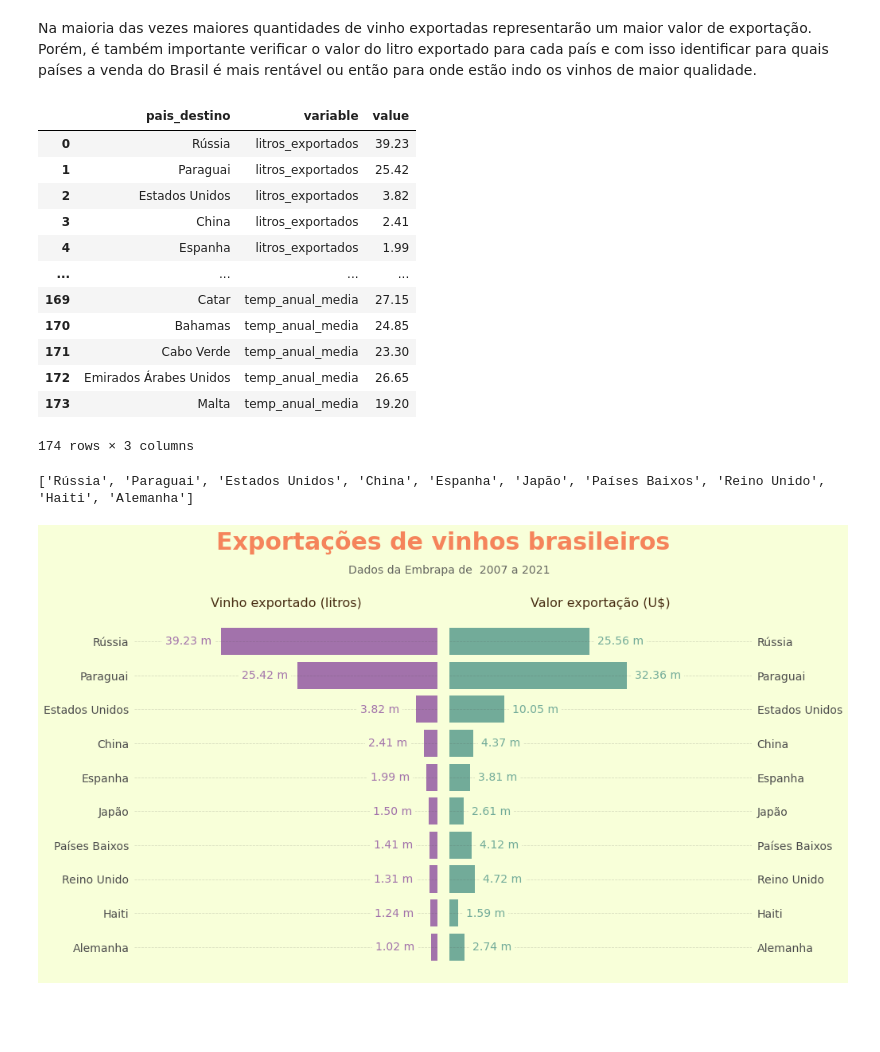
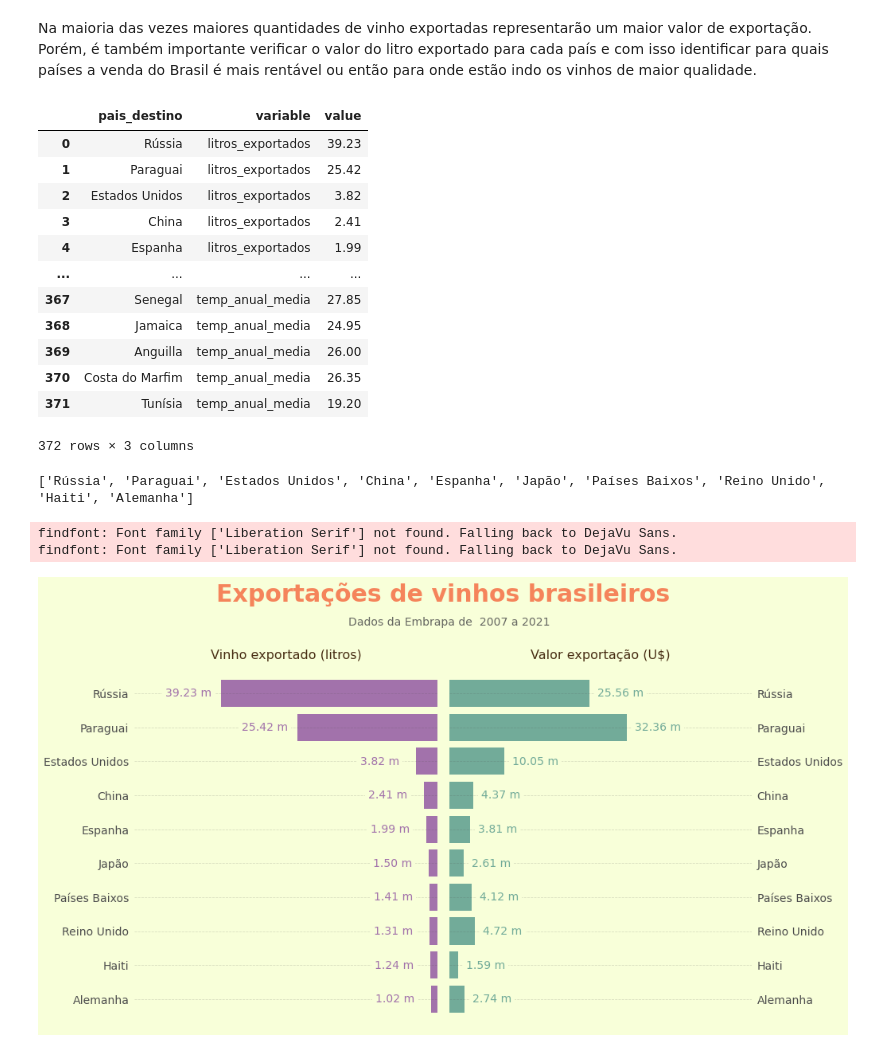
Before and after one commit to jackson-simionato/fase1_pos_tech_challenge_wine, a Jupyter notebook: fase 1 - tech challenge (vinhos).ipynb, the cells around one changed output. Cells and saved outputs as stored; diff of their text form; code cells hidden in the pictures; blank space fills up the shorter version.

```diff
--- a/fase 1 - tech challenge (vinhos).ipynb
+++ b/fase 1 - tech challenge (vinhos).ipynb
@@ -961,6 +962,11 @@ See the caveats in the documentation: https://pandas.pydata.org/pandas-docs/stab
 # %%
 # Exportando dataframe final com temperaturas
 wine_data_temperature.to_csv('./data/processed/wine_data_15_years.csv', index=False)
+wine_data_temperature_milhoes.to_csv('./data/processed/wine_data_15_years_millions.csv', index=False)
+
+# Leitura dos dataframes exportados após conclusão do processamento
+wine_data_temperature = pd.read_csv('./data/processed/wine_data_15_years.csv')
+wine_data_temperature_milhoes = pd.read_csv('./data/processed/wine_data_15_years_millions.csv')
 # %% [markdown]
 # Análise exploratória dos dados
 # %%
@@ -1056,23 +1068,23 @@ Ainda assim, a distribuição da variável continua bastante assimétrica, indic
 Na maioria das vezes maiores quantidades de vinho exportadas representarão um maior valor de exportação. Porém, é também importante verificar o valor do litro exportado para cada país e com isso identificar para quais países a venda do Brasil é mais rentável ou então para onde estão indo os vinhos de maior qualidade.
 # %%
 # Aplicação do pd.melt() para facilitar construção de alguns tipos de gráficos como o gráfico de barras múltiplas
-wine_data_melted = wine_data_temperature_filtered.drop(columns=['pais_origem', 'iso_cod'])
+wine_data_melted = wine_data_temperature_milhoes.drop(columns=['pais_origem', 'iso_cod'])
 wine_data_melted = pd.melt(wine_data_melted, id_vars='pais_destino')
 wine_data_melted
 # %% [output]
 |  | pais_destino | variable | value |
 | 0 | Rússia | litros_exportados | 39.23 |
 | 1 | Paraguai | litros_exportados | 25.42 |
 | 2 | Estados Unidos | litros_exportados | 3.82 |
 | 3 | China | litros_exportados | 2.41 |
 | 4 | Espanha | litros_exportados | 1.99 |
 | ... | ... | ... | ... |
-| 169 | Catar | temp_anual_media | 27.15 |
-| 170 | Bahamas | temp_anual_media | 24.85 |
-| 171 | Cabo Verde | temp_anual_media | 23.30 |
-| 172 | Emirados Árabes Unidos | temp_anual_media | 26.65 |
-| 173 | Malta | temp_anual_media | 19.20 |
+| 367 | Senegal | temp_anual_media | 27.85 |
+| 368 | Jamaica | temp_anual_media | 24.95 |
+| 369 | Anguilla | temp_anual_media | 26.00 |
+| 370 | Costa do Marfim | temp_anual_media | 26.35 |
+| 371 | Tunísia | temp_anual_media | 19.20 |
-174 rows × 3 columns
+372 rows × 3 columns
 # %%
 # Criação de lista com países top 10 em litros exportados
 list_top_10 = list(wine_data_melted.pais_destino.unique()[:10])
@@ -1090,10 +1102,10 @@ fig, ax = plt.subplots(figsize=(12,7), facecolor='#F8FFD9', ncols=2, sharey=True
 fig.tight_layout()
 
 # Criando as barras horizontais para ambas colunas
-ax[0].barh(wine_data_temperature.query('pais_destino in @list_top_10')['pais_destino'], wine_data_temperature.query('pais_destino in @list_top_10')['litros_exportados'], align='center', color='#A272AB', alpha=1)
+ax[0].barh(wine_data_temperature_milhoes.query('pais_destino in @list_top_10')['pais_destino'], wine_data_temperature_milhoes.query('pais_destino in @list_top_10')['litros_exportados'], align='center', color='#A272AB', alpha=1)
 ax[0].set_title('Vinho exportado (litros)', fontsize=16, weight='light', pad=5, color='#482E14')
 
-ax[1].barh(wine_data_temperature.query('pais_destino in @list_top_10')['pais_destino'], wine_data_temperature.query('pais_destino in @list_top_10')['valor_exportacao'], align='center', color='#72AB99', alpha=1)
+ax[1].barh(wine_data_temperature_milhoes.query('pais_destino in @list_top_10')['pais_destino'], wine_data_temperature_milhoes.query('pais_destino in @list_top_10')['valor_exportacao'], align='center', color='#72AB99', alpha=1)
 ax[1].set_title('Valor exportação (U$)', fontsize=16, weight='light', pad=5, color='#482E14')
 
 # Invertendo e delimitando o eixo x dos valores de quantidade de litros de vinho exportado
@@ -1129,4 +1141,6 @@ fig.savefig('./results/top10_litros_valor_exportacao_bidirecional.png', bbox_inc
 
 plt.show()
 # %% [output]
+findfont: Font family ['Liberation Serif'] not found. Falling back to DejaVu Sans.
+findfont: Font family ['Liberation Serif'] not found. Falling back to DejaVu Sans.
 [figure]
```
Also changed, not shown: parts of 14 cells of this notebook, 5 other files.
